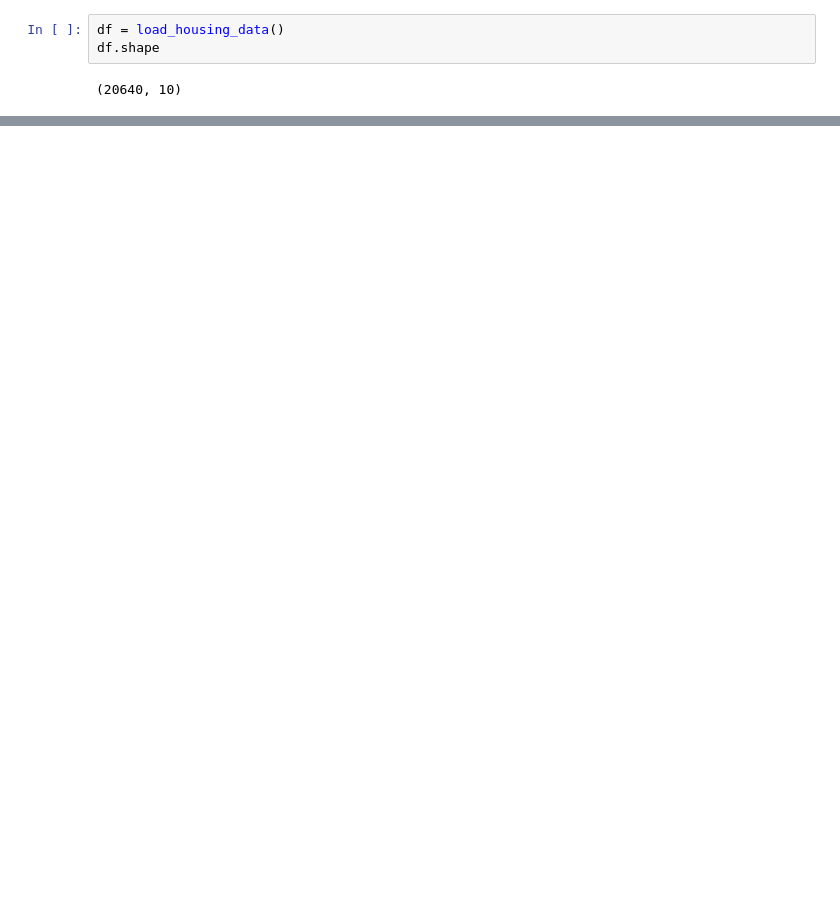
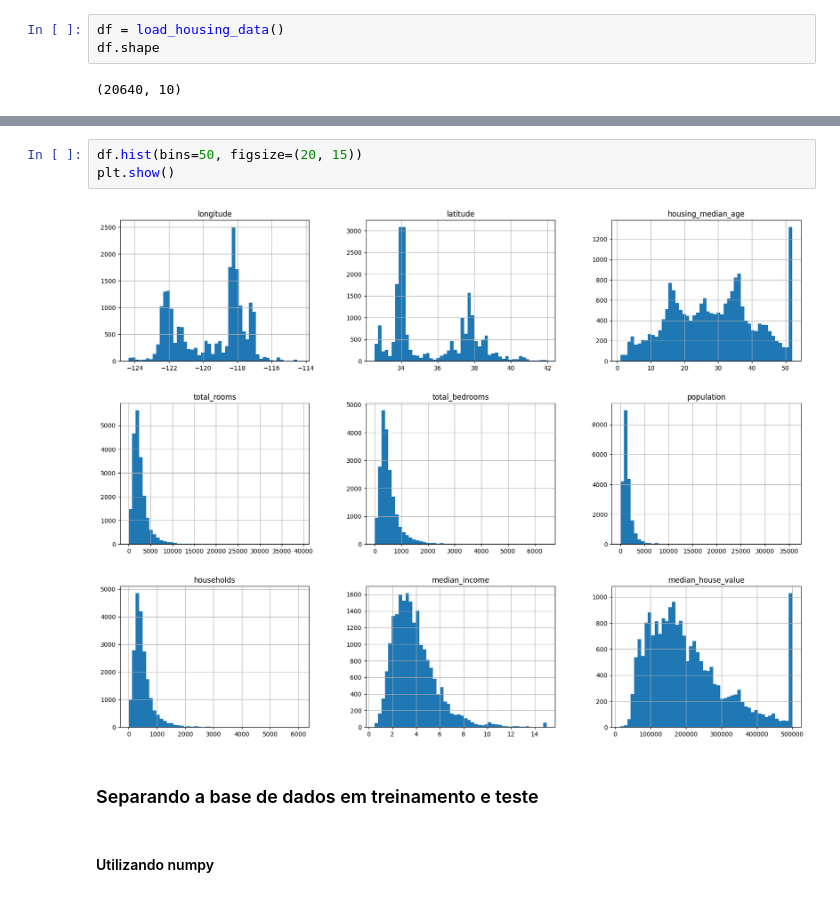
Before and after one commit to RafaelSouza-13/previsao-preco-medio-california, a Jupyter notebook: Housing.ipynb, the cells around one changed output, grey strips where cells are left out. Cells and saved outputs as stored; diff of their text form; blank space fills up the shorter version.

Commit message:
Separando os dados em treinamento e teste

```diff
--- a/Housing.ipynb
+++ b/Housing.ipynb
@@ -43,0 +100,9 @@ df.shape
+# %%
+df.hist(bins=50, figsize=(20, 15))
+plt.show()
+# %% [output]
+[figure, added]
+# %% [markdown]
+### Separando a base de dados em treinamento e teste
+# %% [markdown]
+#### Utilizando numpy
```
Also changed, not shown: parts of 28 cells of this notebook.
